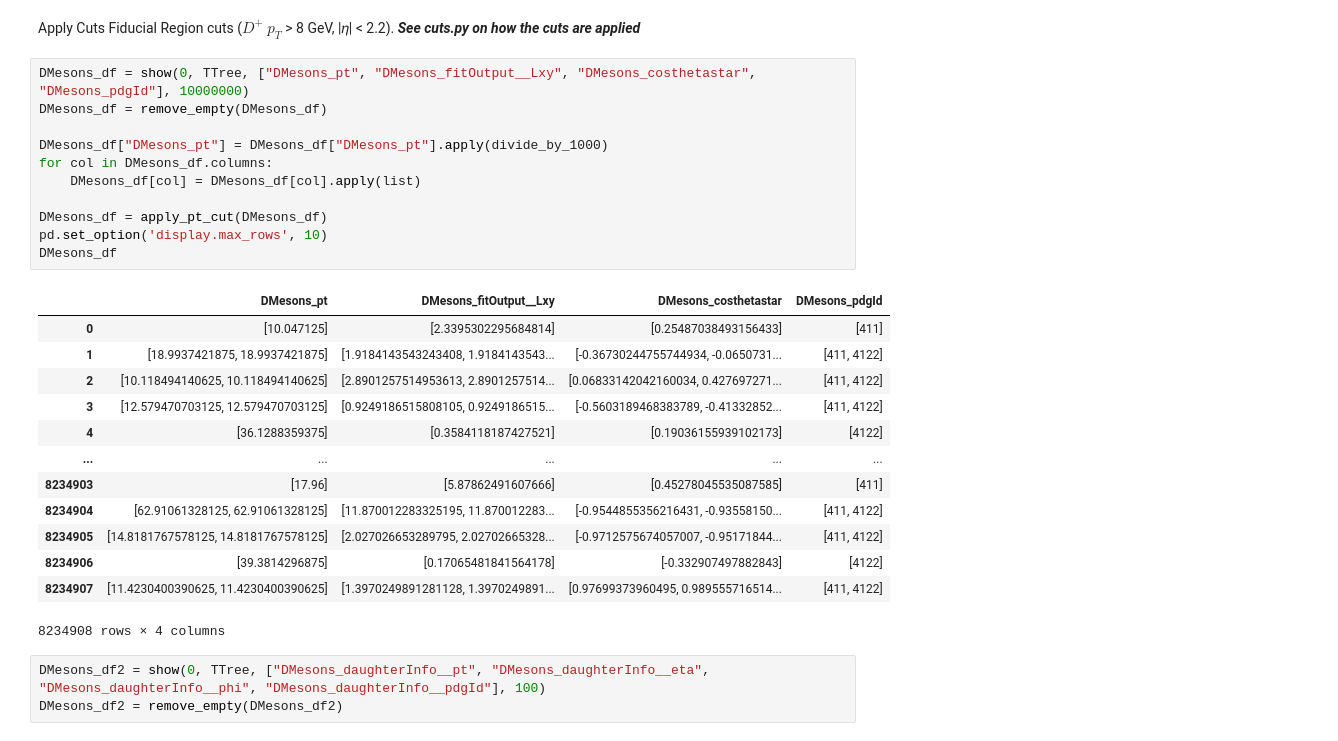
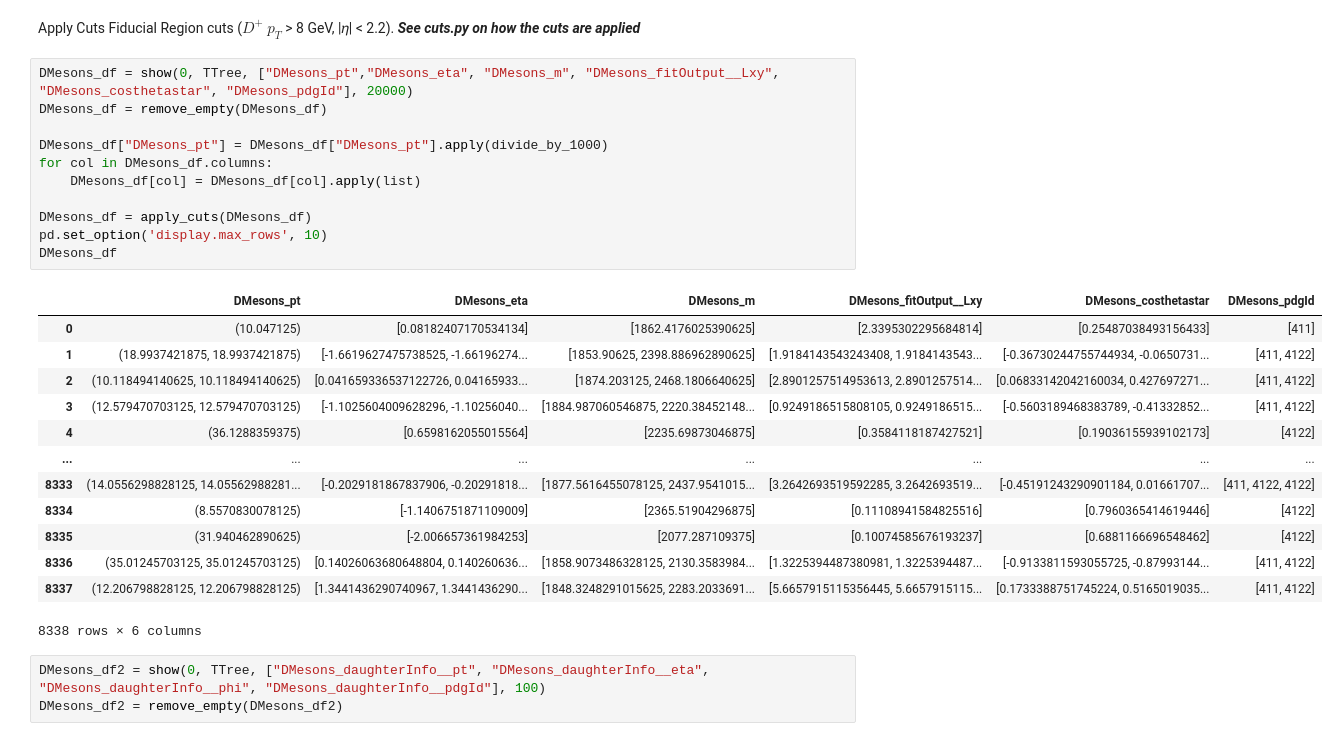
Before and after one commit to GitGup/ATLAS_DNN, a Jupyter notebook: MC_DNN.ipynb, the cells around one changed output. Cells and saved outputs as stored; diff of their text form.

```diff
--- a/MC_DNN.ipynb
+++ b/MC_DNN.ipynb
@@ -41,30 +41,30 @@ $\Lambda_C^{+}$ : 4122
 # %% [markdown]
 Apply Cuts Fiducial Region cuts ($𝐷^{+}$ $𝑝_T$ > 8 GeV, |𝜂| < 2.2). ***See cuts.py on how the cuts are applied***
 # %%
-DMesons_df = show(0, TTree, ["DMesons_pt", "DMesons_fitOutput__Lxy", "DMesons_costhetastar", "DMesons_pdgId"], 10000000)
+DMesons_df = show(0, TTree, ["DMesons_pt","DMesons_eta", "DMesons_m", "DMesons_fitOutput__Lxy", "DMesons_costhetastar", "DMesons_pdgId"], 20000)
 DMesons_df = remove_empty(DMesons_df)
 
 DMesons_df["DMesons_pt"] = DMesons_df["DMesons_pt"].apply(divide_by_1000)
 for col in DMesons_df.columns:
     DMesons_df[col] = DMesons_df[col].apply(list)
 
-DMesons_df = apply_pt_cut(DMesons_df)
+DMesons_df = apply_cuts(DMesons_df)
 pd.set_option('display.max_rows', 10)
 DMesons_df
 # %% [output]
-|  | DMesons_pt | DMesons_fitOutput__Lxy | DMesons_costhetastar | DMesons_pdgId |
-| 0 | [10.047125] | [2.3395302295684814] | [0.25487038493156433] | [411] |
-| 1 | [18.9937421875, 18.9937421875] | [1.9184143543243408, 1.9184143543... | [-0.36730244755744934, -0.0650731... | [411, 4122] |
-| 2 | [10.118494140625, 10.118494140625] | [2.8901257514953613, 2.8901257514... | [0.06833142042160034, 0.427697271... | [411, 4122] |
-| 3 | [12.579470703125, 12.579470703125] | [0.9249186515808105, 0.9249186515... | [-0.5603189468383789, -0.41332852... | [411, 4122] |
-| 4 | [36.1288359375] | [0.3584118187427521] | [0.19036155939102173] | [4122] |
-| ... | ... | ... | ... | ... |
-| 8234903 | [17.96] | [5.87862491607666] | [0.45278045535087585] | [411] |
-| 8234904 | [62.91061328125, 62.91061328125] | [11.870012283325195, 11.870012283... | [-0.9544855356216431, -0.93558150... | [411, 4122] |
-| 8234905 | [14.8181767578125, 14.8181767578125] | [2.027026653289795, 2.02702665328... | [-0.9712575674057007, -0.95171844... | [411, 4122] |
-| 8234906 | [39.3814296875] | [0.17065481841564178] | [-0.332907497882843] | [4122] |
-| 8234907 | [11.4230400390625, 11.4230400390625] | [1.3970249891281128, 1.3970249891... | [0.97699373960495, 0.989555716514... | [411, 4122] |
+|  | DMesons_pt | DMesons_eta | DMesons_m | DMesons_fitOutput__Lxy | DMesons_costhetastar | DMesons_pdgId |
+| 0 | (10.047125) | [0.08182407170534134] | [1862.4176025390625] | [2.3395302295684814] | [0.25487038493156433] | [411] |
+| 1 | (18.9937421875, 18.9937421875) | [-1.6619627475738525, -1.66196274... | [1853.90625, 2398.886962890625] | [1.9184143543243408, 1.9184143543... | [-0.36730244755744934, -0.0650731... | [411, 4122] |
+| 2 | (10.118494140625, 10.118494140625) | [0.041659336537122726, 0.04165933... | [1874.203125, 2468.1806640625] | [2.8901257514953613, 2.8901257514... | [0.06833142042160034, 0.427697271... | [411, 4122] |
+| 3 | (12.579470703125, 12.579470703125) | [-1.1025604009628296, -1.10256040... | [1884.987060546875, 2220.38452148... | [0.9249186515808105, 0.9249186515... | [-0.5603189468383789, -0.41332852... | [411, 4122] |
+| 4 | (36.1288359375) | [0.6598162055015564] | [2235.69873046875] | [0.3584118187427521] | [0.19036155939102173] | [4122] |
+| ... | ... | ... | ... | ... | ... | ... |
+| 8333 | (14.0556298828125, 14.05562988281... | [-0.2029181867837906, -0.20291818... | [1877.5616455078125, 2437.9541015... | [3.2642693519592285, 3.2642693519... | [-0.45191243290901184, 0.01661707... | [411, 4122, 4122] |
+| 8334 | (8.5570830078125) | [-1.1406751871109009] | [2365.51904296875] | [0.11108941584825516] | [0.7960365414619446] | [4122] |
+| 8335 | (31.940462890625) | [-2.006657361984253] | [2077.287109375] | [0.10074585676193237] | [0.6881166696548462] | [4122] |
+| 8336 | (35.01245703125, 35.01245703125) | [0.14026063680648804, 0.140260636... | [1858.9073486328125, 2130.3583984... | [1.3225394487380981, 1.3225394487... | [-0.9133811593055725, -0.87993144... | [411, 4122] |
+| 8337 | (12.206798828125, 12.206798828125) | [1.3441436290740967, 1.3441436290... | [1848.3248291015625, 2283.2033691... | [5.6657915115356445, 5.6657915115... | [0.1733388751745224, 0.5165019035... | [411, 4122] |
-8234908 rows × 4 columns
+8338 rows × 6 columns
 # %%
 DMesons_df2 = show(0, TTree, ["DMesons_daughterInfo__pt", "DMesons_daughterInfo__eta", "DMesons_daughterInfo__phi", "DMesons_daughterInfo__pdgId"], 100)
 DMesons_df2 = remove_empty(DMesons_df2)
```
Also changed, not shown: parts of 11 cells of this notebook.
